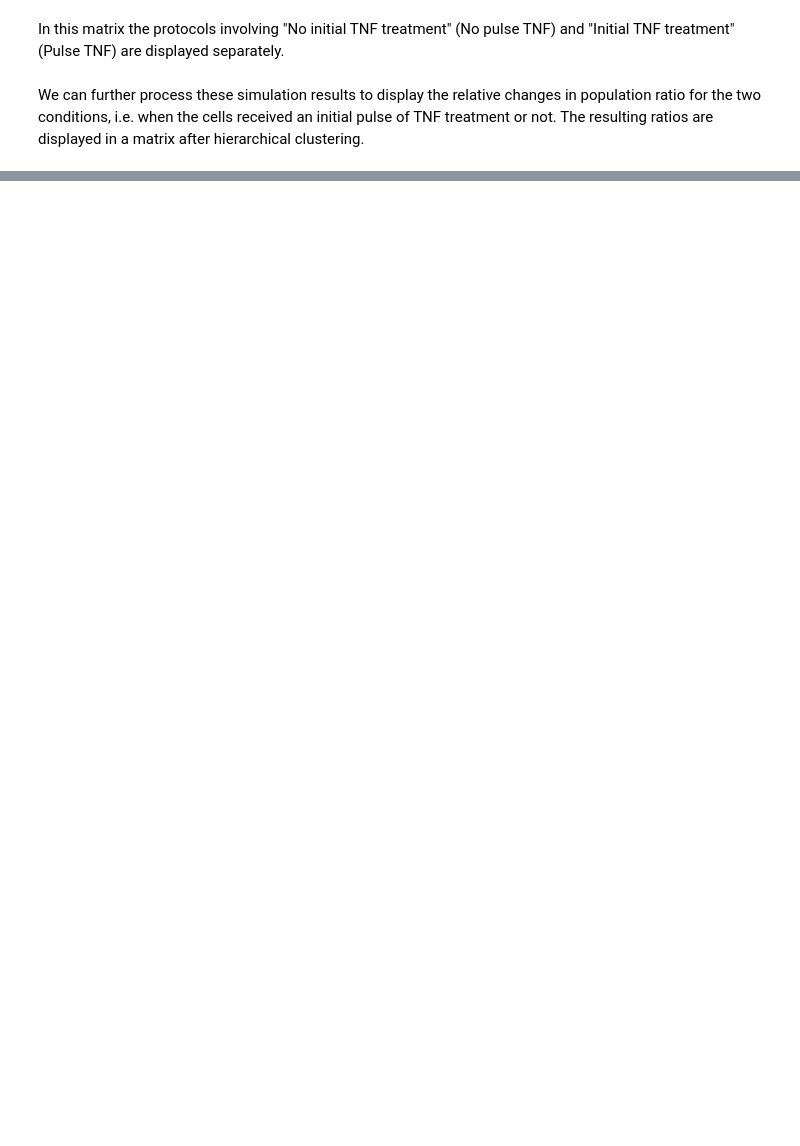
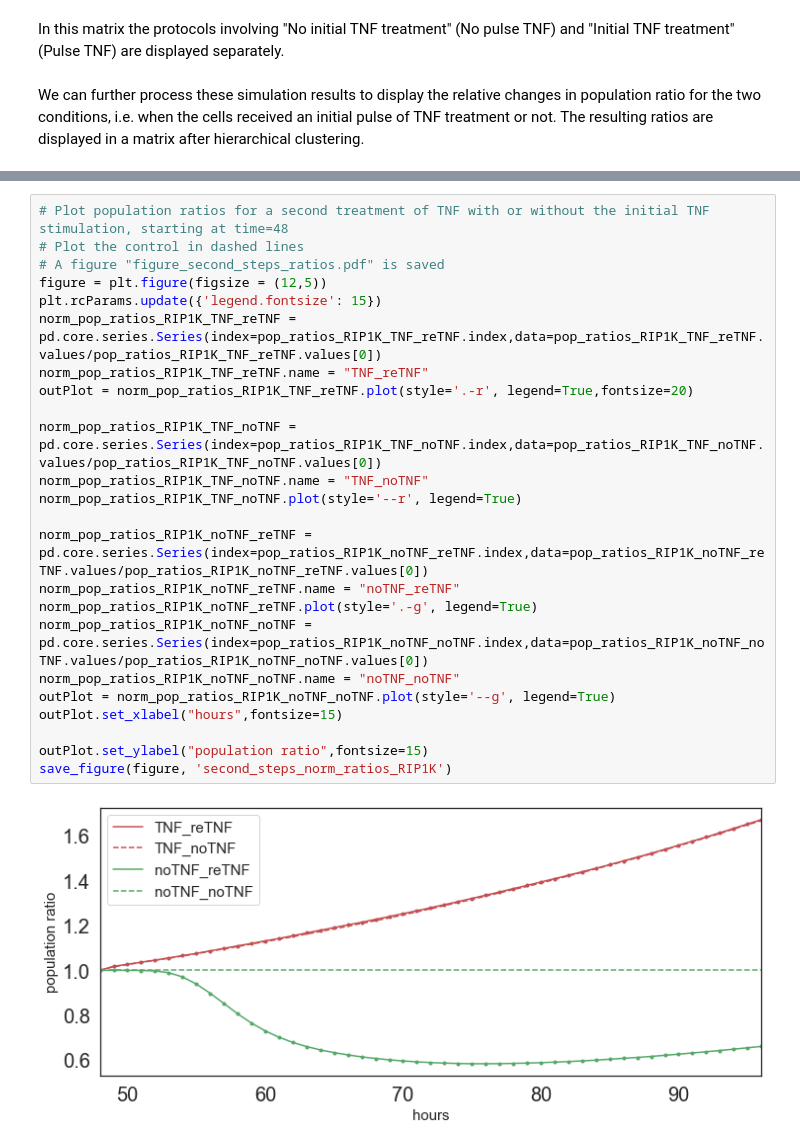
Before and after one commit to sysbio-curie/UPMaBoSS-docker, a Jupyter notebook: CellFateModel_uppmaboss.ipynb, the cells around one changed output, grey strips where cells are left out. Saved outputs shown, nothing was run; the diff lists cells and outputs as text; blank space fills up the shorter version.

```diff
--- a/CellFateModel_uppmaboss.ipynb
+++ b/CellFateModel_uppmaboss.ipynb
@@ -387,0 +498,26 @@ Finally, TNFR knockdown leads to insensitive cells, as expected.
+# %%
+# Plot population ratios for a second treatment of TNF with or without the initial TNF stimulation, starting at time=48
+# Plot the control in dashed lines
+# A figure "figure_second_steps_ratios.pdf" is saved
+figure = plt.figure(figsize = (12,5))
+plt.rcParams.update({'legend.fontsize': 15})
+norm_pop_ratios_RIP1K_TNF_reTNF = pd.core.series.Series(index=pop_ratios_RIP1K_TNF_reTNF.index,data=pop_ratios_RIP1K_TNF_reTNF.values/pop_ratios_RIP1K_TNF_reTNF.values[0])
+norm_pop_ratios_RIP1K_TNF_reTNF.name = "TNF_reTNF"
+outPlot = norm_pop_ratios_RIP1K_TNF_reTNF.plot(style='.-r', legend=True,fontsize=20)
+
+norm_pop_ratios_RIP1K_TNF_noTNF = pd.core.series.Series(index=pop_ratios_RIP1K_TNF_noTNF.index,data=pop_ratios_RIP1K_TNF_noTNF.values/pop_ratios_RIP1K_TNF_noTNF.values[0])
+norm_pop_ratios_RIP1K_TNF_noTNF.name = "TNF_noTNF"
+norm_pop_ratios_RIP1K_TNF_noTNF.plot(style='--r', legend=True)
+
+norm_pop_ratios_RIP1K_noTNF_reTNF = pd.core.series.Series(index=pop_ratios_RIP1K_noTNF_reTNF.index,data=pop_ratios_RIP1K_noTNF_reTNF.values/pop_ratios_RIP1K_noTNF_reTNF.values[0])
+norm_pop_ratios_RIP1K_noTNF_reTNF.name = "noTNF_reTNF"
+norm_pop_ratios_RIP1K_noTNF_reTNF.plot(style='.-g', legend=True)
+norm_pop_ratios_RIP1K_noTNF_noTNF = pd.core.series.Series(index=pop_ratios_RIP1K_noTNF_noTNF.index,data=pop_ratios_RIP1K_noTNF_noTNF.values/pop_ratios_RIP1K_noTNF_noTNF.values[0])
+norm_pop_ratios_RIP1K_noTNF_noTNF.name = "noTNF_noTNF"
+outPlot = norm_pop_ratios_RIP1K_noTNF_noTNF.plot(style='--g', legend=True)
+outPlot.set_xlabel("hours",fontsize=15)
+
+outPlot.set_ylabel("population ratio",fontsize=15)
+save_figure(figure, 'second_steps_norm_ratios_RIP1K')
+# %% [output]
+[figure, added]
```
Also changed, not shown: parts of 9 cells of this notebook.
